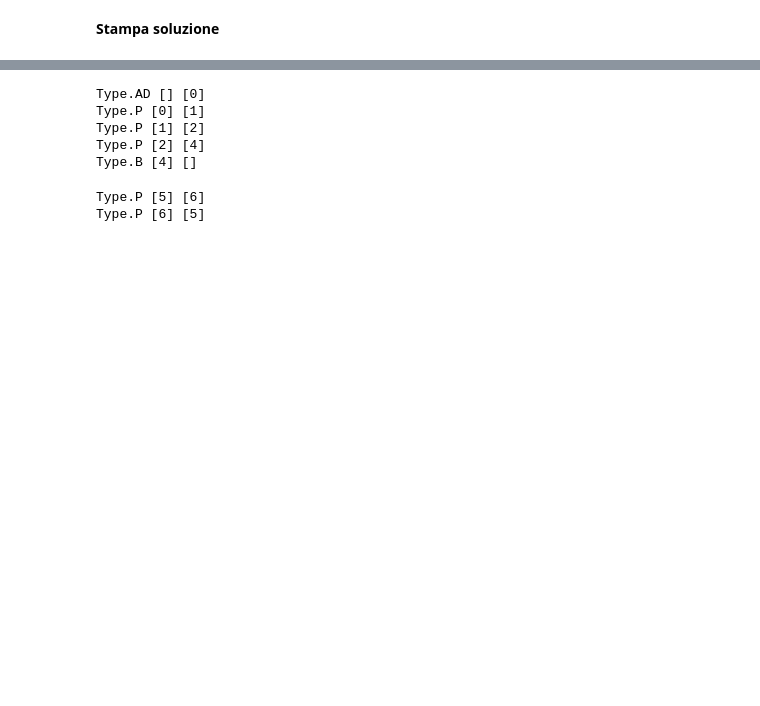
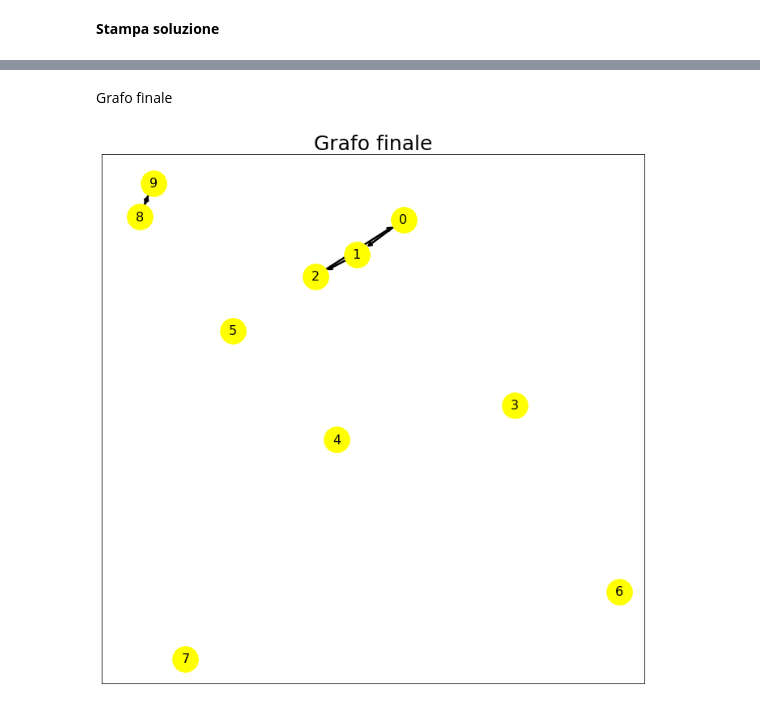
Before and after one commit to martinasalis/KEP_model, a Jupyter notebook: main.ipynb, the cells around one changed output, grey strips where cells are left out. Cells and saved outputs as stored; diff of their text form; code cells hidden in the pictures; blank space fills up the shorter version.

```diff
--- a/main.ipynb
+++ b/main.ipynb
@@ -206,2 +145,13 @@ nx.draw_networkx(G, with_labels = True, node_color ='green')
+# %%
+V.append(Vertex(tp=Type.P, delta_in=[6, 4, 12], delta_out=[0])) # 0
+V.append(Vertex(tp=Type.P, delta_in=[0], delta_out=[1])) # 1
+V.append(Vertex(tp=Type.P, delta_in=[1], delta_out=[2, 12])) # 2
+V.append(Vertex(tp=Type.P, delta_in=[5], delta_out=[6, 7])) # 3
+V.append(Vertex(tp=Type.P, delta_in=[3], delta_out=[4, 5, 9])) # 4
+V.append(Vertex(tp=Type.P, delta_in=[2], delta_out=[3, 8])) # 5
+V.append(Vertex(tp=Type.B, delta_in=[7], delta_out=[])) # 6
+V.append(Vertex(tp=Type.B, delta_in=[9], delta_out=[])) # 7
+V.append(Vertex(tp=Type.P, delta_in=[8, 11], delta_out=[10])) # 8
+V.append(Vertex(tp=Type.P, delta_in=[10], delta_out=[11])) # 9
 # %% [markdown]
 Stampa grafo
@@ -213,14 +158,3 @@ k = 3
-# %%
-V.append(Vertex(tp=Type.P, delta_in=[6, 4, 12], delta_out=[0])) # 0
-V.append(Vertex(tp=Type.P, delta_in=[0], delta_out=[1])) # 1
-V.append(Vertex(tp=Type.P, delta_in=[1], delta_out=[2, 12])) # 2
-V.append(Vertex(tp=Type.P, delta_in=[5], delta_out=[6])) # 3
-V.append(Vertex(tp=Type.P, delta_in=[3], delta_out=[4, 5])) # 4
-V.append(Vertex(tp=Type.P, delta_in=[2], delta_out=[3])) # 5
-V.append(Vertex(tp=Type.B, delta_in=[7], delta_out=[])) # 6
-V.append(Vertex(tp=Type.B, delta_in=[9], delta_out=[])) # 7
-V.append(Vertex(tp=Type.P, delta_in=[8, 11], delta_out=[10])) # 8
-V.append(Vertex(tp=Type.P, delta_in=[10], delta_out=[11])) # 9
 # %%
 G = nx.DiGraph()
 G.add_edges_from([(0, 1), (1, 2), (2, 5), (5, 4), (4, 0), (4, 3), (3, 0),
@@ -345,15 +258,18 @@ chains, cycles = get_vertex(solution.get_value_dict(f_in), solution.get_value_di
-# %%
-for c in chains[0]:
-  print(str(c.tp) + " " + str(c.delta_in) + " " + str(c.delta_out))
-# %% [output]
-Type.AD [] [0]
-Type.P [0] [1]
-Type.P [1] [2]
-Type.P [2] [4]
-Type.B [4] []
-# %%
-for c in cycles[0]:
-  print(str(c.tp) + " " + str(c.delta_in) + " " + str(c.delta_out))
-# %% [output]
-Type.P [5] [6]
-Type.P [6] [5]
+# %% [markdown]
+Grafo finale
+# %%
+temp = [(u, v) for u,v,i in G.edges(data=True) if (solution.get_value_dict(f_out)[u] == 1) and (solution.get_value_dict(f_in)[v] == 1)]
+
+res = []
+for u,v in temp:
+  edge = list(set(V[u].delta_out).intersection(set(V[v].delta_in)))[0]
+  if solution.get_value_dict(y)[edge] == 1.0:
+    res.append((u, v))
+# %%
+plt.figure(figsize =(12, 12))
+plt.title("Grafo finale", fontsize=25)
+
+nx.draw_networkx(G, pos=pos, with_labels=True, node_color='yellow', node_size=1000,
+                 font_size=16, edgelist=res, arrowstyle="->", width=2.5)
+# %% [output]
+[figure, added]
```
Also changed, not shown: parts of 19 cells of this notebook.
